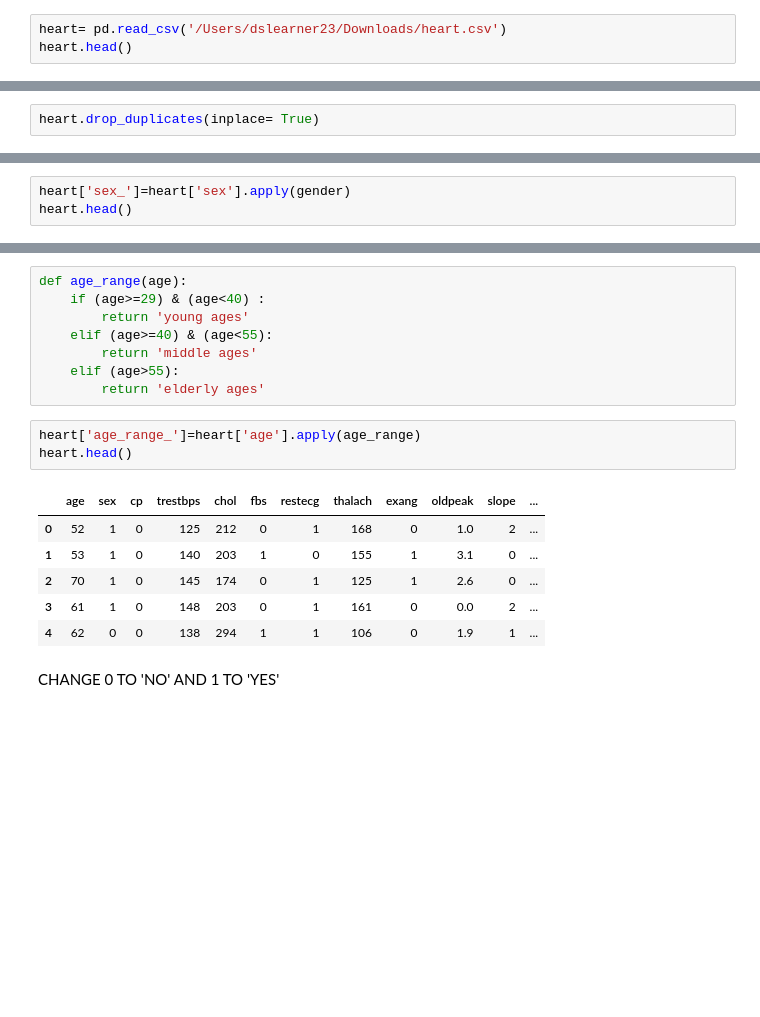
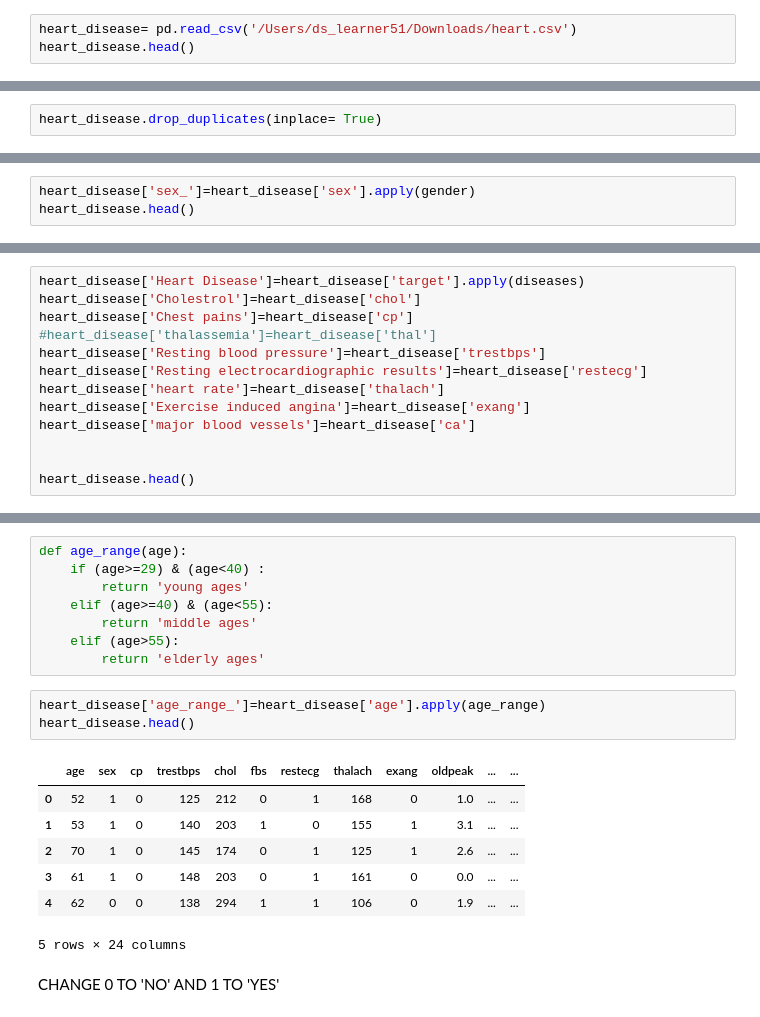
Before and after one commit to The-DigitalAcademy/NO-NAME_POWER-BI_VISUALIZATION, a Jupyter notebook: Python Analysis/HeartDiseaseVisualization.ipynb, the cells around one changed output, grey strips where cells are left out. Drawn from its saved outputs; the diff is of its cells as text; blank space fills up the shorter version.

Commit message:
named the columns accordingly

```diff
--- a/Python Analysis/HeartDiseaseVisualization.ipynb
+++ b/Python Analysis/HeartDiseaseVisualization.ipynb
@@ -6,8 +6,8 @@ import seaborn as sns
 # %% [markdown]
 LOAD DATASET
 # %%
-heart= pd.read_csv('/Users/dslearner23/Downloads/heart.csv')
-heart.head()
+heart_disease= pd.read_csv('/Users/ds_learner51/Downloads/heart.csv')
+heart_disease.head()
 # %% [output]
 |  | age | sex | cp | trestbps | chol | fbs | restecg | thalach | exang | oldpeak | slope | ... |
 | 0 | 52 | 1 | 0 | 125 | 212 | 0 | 1 | 168 | 0 | 1.0 | 2 | ... |
@@ -59,7 +59,7 @@ heart.duplicated().sum()
 # %% [markdown]
 3. REMOVING DUPLICATES
 # %%
-heart.drop_duplicates(inplace= True)
+heart_disease.drop_duplicates(inplace= True)
 # %% [markdown]
 4. CHECK IF THE DUPLICATES ARE REMOVED
 # %%
@@ -129,8 +129,8 @@ def gender(sex):
     elif sex==0:
         return 'Female'
 # %%
-heart['sex_']=heart['sex'].apply(gender)
-heart.head()
+heart_disease['sex_']=heart_disease['sex'].apply(gender)
+heart_disease.head()
 # %% [output]
 |  | age | sex | cp | trestbps | chol | fbs | restecg | thalach | exang | oldpeak | slope | ... |
 | 0 | 52 | 1 | 0 | 125 | 212 | 0 | 1 | 168 | 0 | 1.0 | 2 | ... |
@@ -158,0 +151,13 @@ heart.head()
+# %%
+heart_disease['Heart Disease']=heart_disease['target'].apply(diseases)
+heart_disease['Cholestrol']=heart_disease['chol']
+heart_disease['Chest pains']=heart_disease['cp']
+#heart_disease['thalassemia']=heart_disease['thal']
+heart_disease['Resting blood pressure']=heart_disease['trestbps']
+heart_disease['Resting electrocardiographic results']=heart_disease['restecg']
+heart_disease['heart rate']=heart_disease['thalach']
+heart_disease['Exercise induced angina']=heart_disease['exang']
+heart_disease['major blood vessels']=heart_disease['ca']
+
+
+heart_disease.head()
@@ -167,15 +180,16 @@ def age_range(age):
     elif (age>55):
         return 'elderly ages'
 # %%
-heart['age_range_']=heart['age'].apply(age_range)
-heart.head()
+heart_disease['age_range_']=heart_disease['age'].apply(age_range)
+heart_disease.head()
 # %% [output]
-|  | age | sex | cp | trestbps | chol | fbs | restecg | thalach | exang | oldpeak | slope | ... |
-| 0 | 52 | 1 | 0 | 125 | 212 | 0 | 1 | 168 | 0 | 1.0 | 2 | ... |
-| 1 | 53 | 1 | 0 | 140 | 203 | 1 | 0 | 155 | 1 | 3.1 | 0 | ... |
-| 2 | 70 | 1 | 0 | 145 | 174 | 0 | 1 | 125 | 1 | 2.6 | 0 | ... |
-| 3 | 61 | 1 | 0 | 148 | 203 | 0 | 1 | 161 | 0 | 0.0 | 2 | ... |
-| 4 | 62 | 0 | 0 | 138 | 294 | 1 | 1 | 106 | 0 | 1.9 | 1 | ... |
+|  | age | sex | cp | trestbps | chol | fbs | restecg | thalach | exang | oldpeak | ... | ... |
+| 0 | 52 | 1 | 0 | 125 | 212 | 0 | 1 | 168 | 0 | 1.0 | ... | ... |
+| 1 | 53 | 1 | 0 | 140 | 203 | 1 | 0 | 155 | 1 | 3.1 | ... | ... |
+| 2 | 70 | 1 | 0 | 145 | 174 | 0 | 1 | 125 | 1 | 2.6 | ... | ... |
+| 3 | 61 | 1 | 0 | 148 | 203 | 0 | 1 | 161 | 0 | 0.0 | ... | ... |
+| 4 | 62 | 0 | 0 | 138 | 294 | 1 | 1 | 106 | 0 | 1.9 | ... | ... |
+5 rows × 24 columns
 # %% [markdown]
 CHANGE 0 TO 'NO' AND 1 TO 'YES'
 # %%
```
Also changed, not shown: parts of 36 cells of this notebook.
